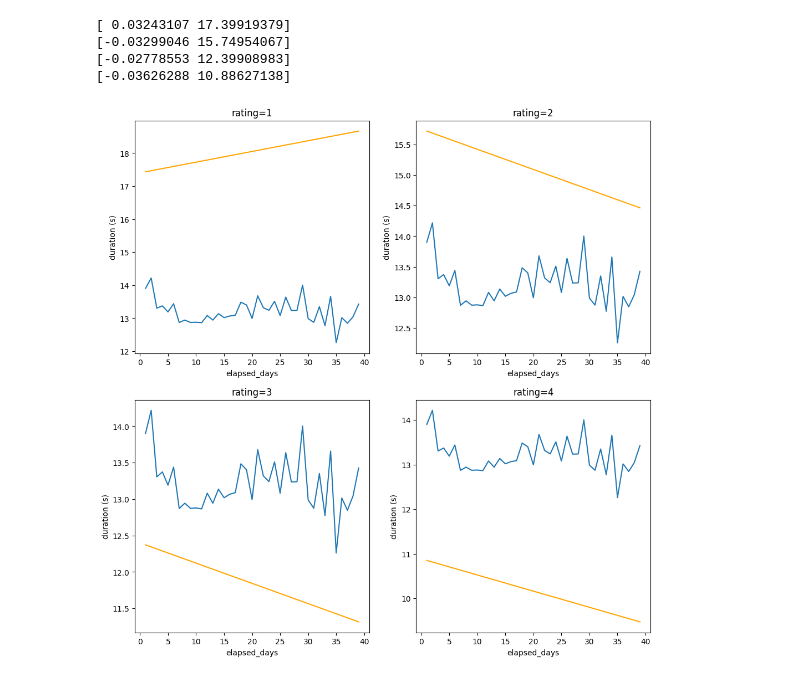
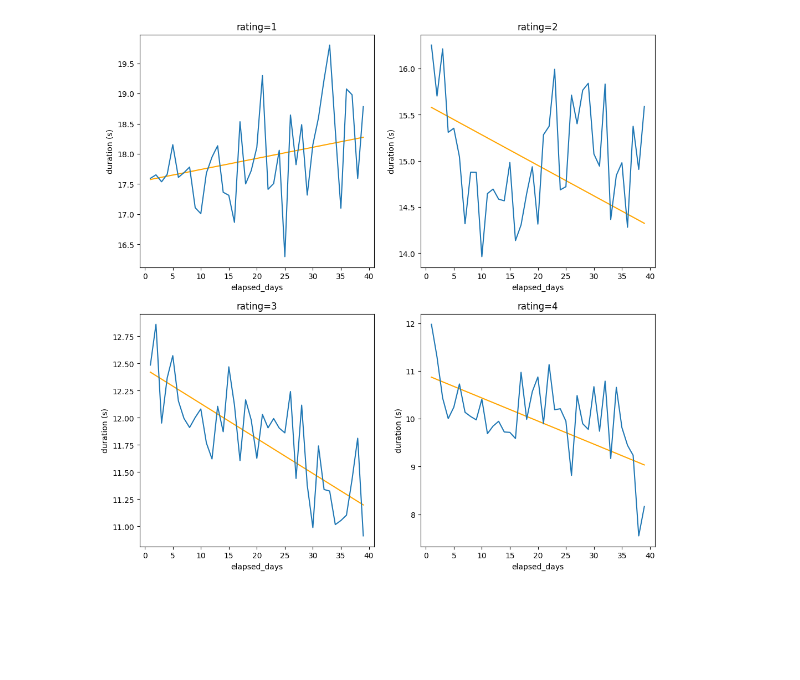
Before and after one commit to Luc-Mcgrady/anki-10k-notebooks, a Jupyter notebook: elapsed_days_duration.ipynb, the cells around one changed output. Drawn from its saved outputs; the diff is of its cells as text; code cells hidden in the pictures; blank space fills up the shorter version.

```diff
--- a/elapsed_days_duration.ipynb
+++ b/elapsed_days_duration.ipynb
@@ -21,28 +21,26 @@ plt.hist(x[x < 10])
  <BarContainer object of 10 artists>)
 [figure]
 # %%
+import numpy as np
+
 end = 40
 
 filtered_df = df[(df["elapsed_days"] > 0) & (df["elapsed_days"] < end)]
 
 def plot(df, axes, label):
     x = df["elapsed_days"]
     y = df["duration"] / 1000
 
     c = np.polyfit(x, y, 1)
     axes.plot(np.arange(1, end), np.polyval(c, np.arange(1, end)), color="orange")
-    axes.plot(np.arange(1, end), filtered_df.groupby("elapsed_days")["duration"].mean() / 1000)
+    axes.plot(np.arange(1, end), df.groupby("elapsed_days")["duration"].mean() / 1000)
 
     axes.set_title(f"{rating=}")
     axes.set_xlabel("elapsed_days")
     axes.set_ylabel("duration (s)")
 
 fig = plt.figure(figsize=(12, 12))
 for rating in range(1, 5):
     plot(filtered_df[filtered_df["rating"] == rating], fig.add_subplot(2, 2, rating), rating)
 # %% [output]
-[ 0.03243107 17.39919379]
-[-0.03299046 15.74954067]
-[-0.02778553 12.39908983]
-[-0.03626288 10.88627138]
-[figure, old version]
+[figure, new version]
```
Also changed, not shown: parts of 2 cells of this notebook.
